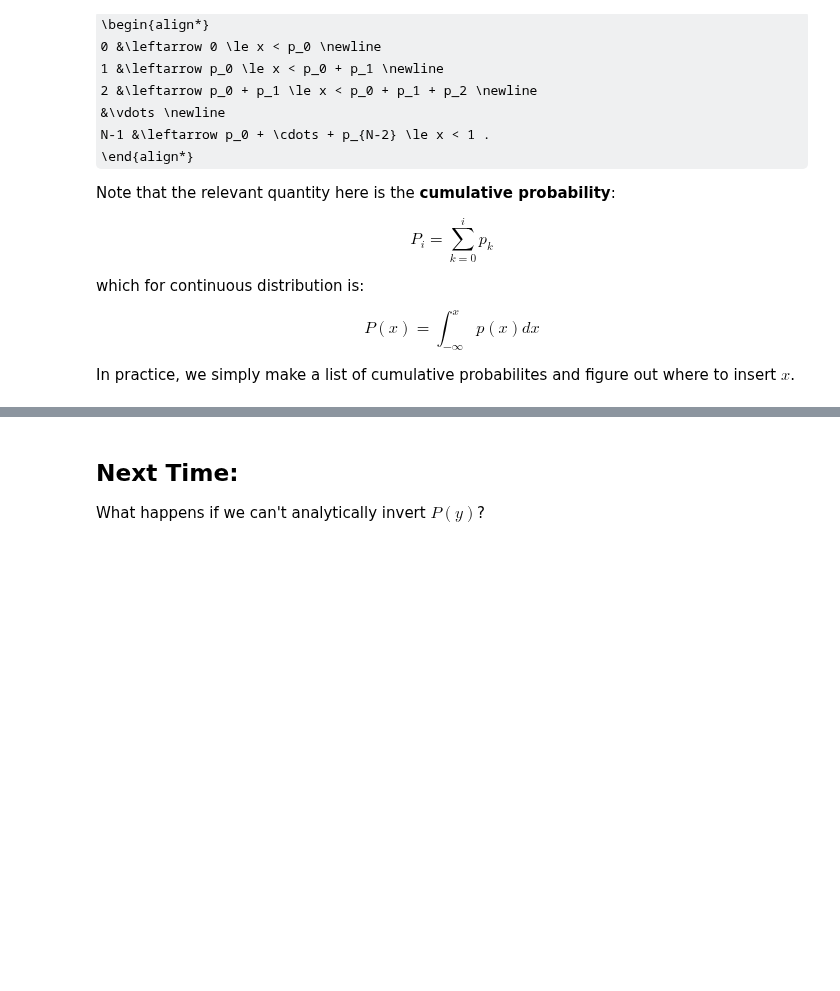
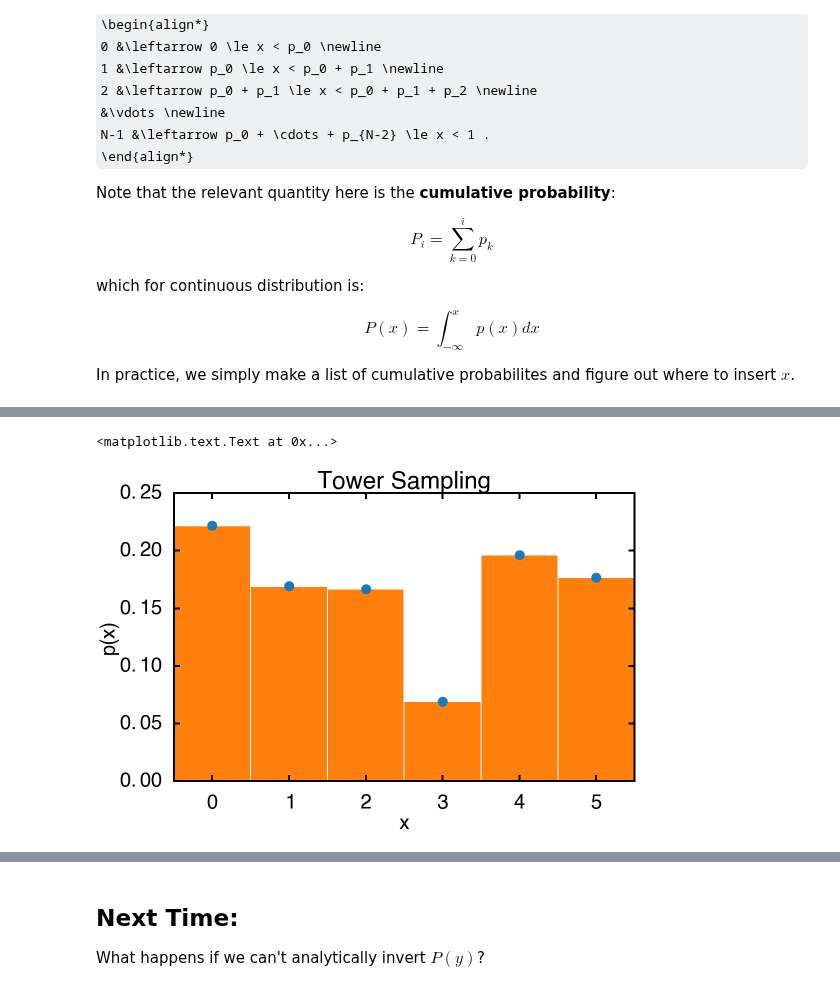
Before and after one commit to agdelma/IntroCompPhysics, a Jupyter notebook: Notebooks/29_RandomNumbers.ipynb, the cells around one changed output, grey strips where cells are left out. Drawn from its saved outputs; the diff is of its cells as text; code cells hidden in the pictures; some formulas as TeX source; blank space fills up the shorter version.

```diff
--- a/Notebooks/29_RandomNumbers.ipynb
+++ b/Notebooks/29_RandomNumbers.ipynb
@@ -177,13 +222,16 @@ plt.title('Cumulative Probability Distribution')
 # %%
 # Generate N random numbers sampled according to the tower, searchsorted is *fast*
-N = 10000
+N = 1000000
 events = np.searchsorted(P,np.random.random(N))
 plt.plot(p,'o', mec='None')
 plt.hist(events, bins=len(p), normed=True, range=(-0.5,len(p) - 0.5), ec='w')
 plt.xlabel('x')
 plt.ylabel('p(x)')
 plt.xlim(-0.5,5.5)
 plt.title('Tower Sampling')
+# %% [output]
+<matplotlib.text.Text at 0x...>
+[figure, added]
 # %% [markdown]
 ## Sampling Continous Distributions
 
```
Also changed, not shown: parts of 9 cells of this notebook, 2 other files.
